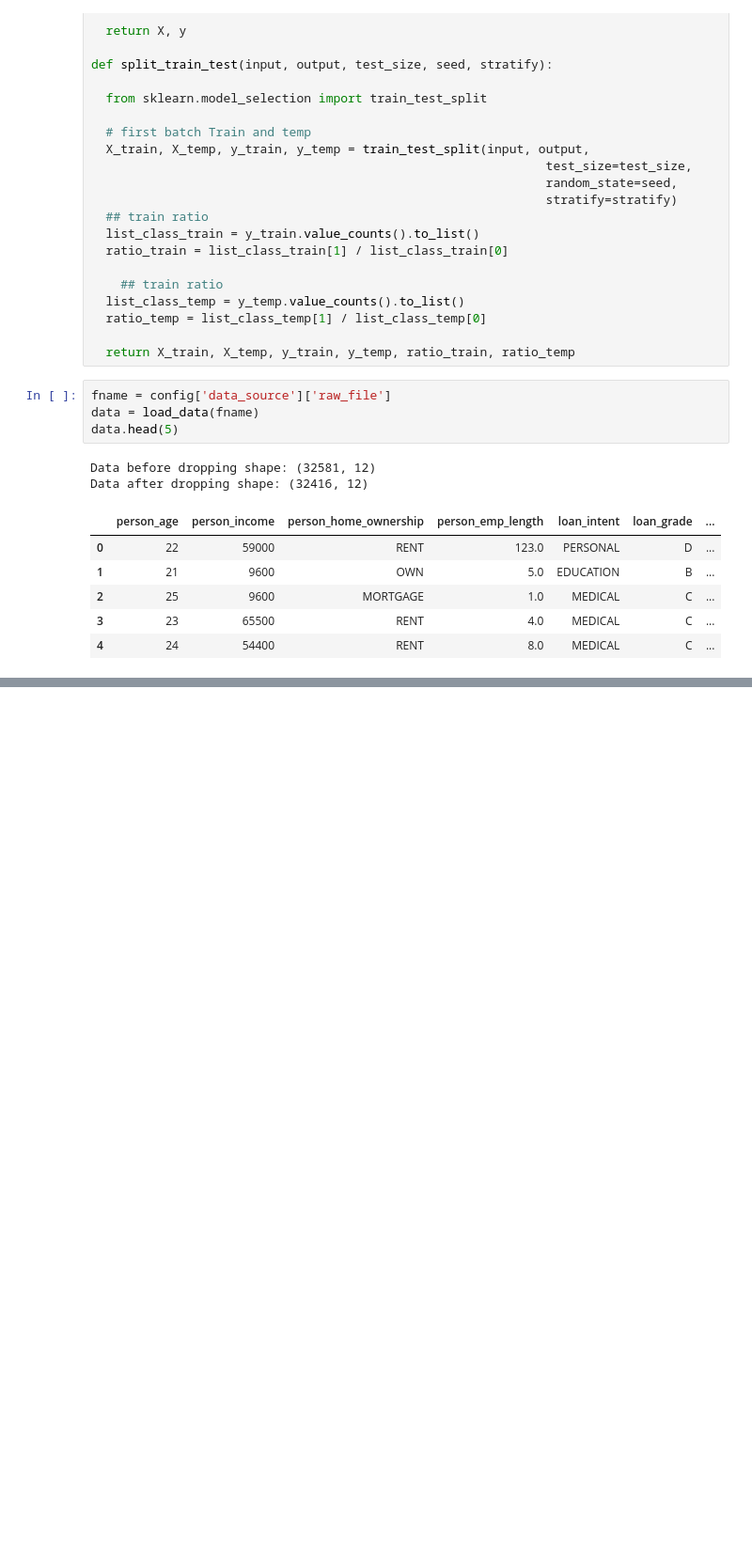
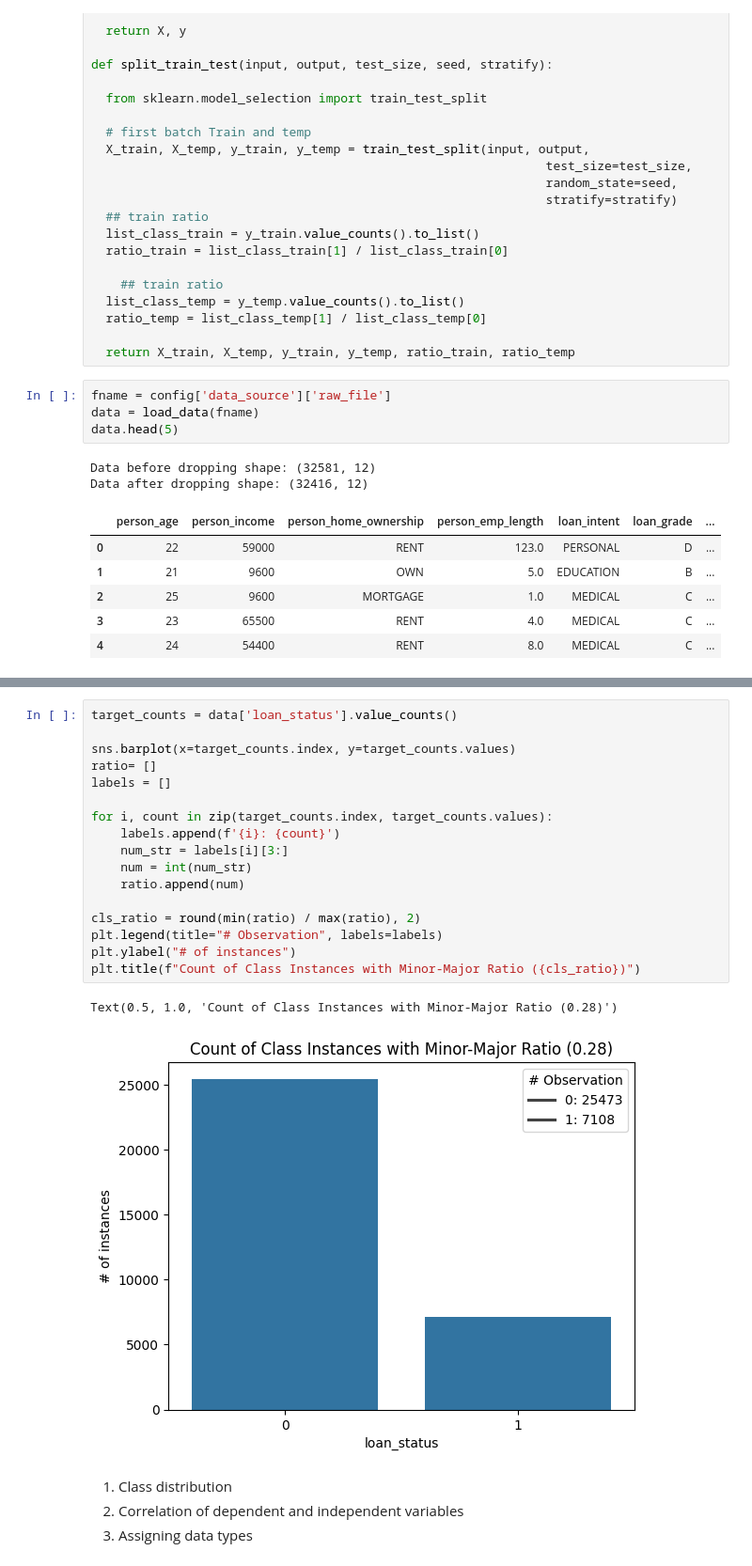
Before and after one commit to Code2Drift/Aditya_MLPROCESS, a Jupyter notebook: data_preparation.ipynb, the cells around one changed output, grey strips where cells are left out. Shown: that part at 94% size. Saved outputs shown, nothing was run; the diff lists cells and outputs as text; blank space fills up the shorter version.

```diff
--- a/data_preparation.ipynb
+++ b/data_preparation.ipynb
@@ -98,0 +174,24 @@ testing repository
+# %%
+target_counts = data['loan_status'].value_counts()
+
+sns.barplot(x=target_counts.index, y=target_counts.values)
+ratio= []
+labels = []
+
+for i, count in zip(target_counts.index, target_counts.values):
+    labels.append(f'{i}: {count}')
+    num_str = labels[i][3:]
+    num = int(num_str)
+    ratio.append(num)
+
+cls_ratio = round(min(ratio) / max(ratio), 2)
+plt.legend(title="# Observation", labels=labels)
+plt.ylabel("# of instances")
+plt.title(f"Count of Class Instances with Minor-Major Ratio ({cls_ratio})")
+# %% [output]
+Text(0.5, 1.0, 'Count of Class Instances with Minor-Major Ratio (0.28)')
+[figure, added]
+# %% [markdown]
+1. Class distribution
+2. Correlation of dependent and independent variables
+3. Assigning data types
```
Also changed, not shown: parts of 6 cells of this notebook.
